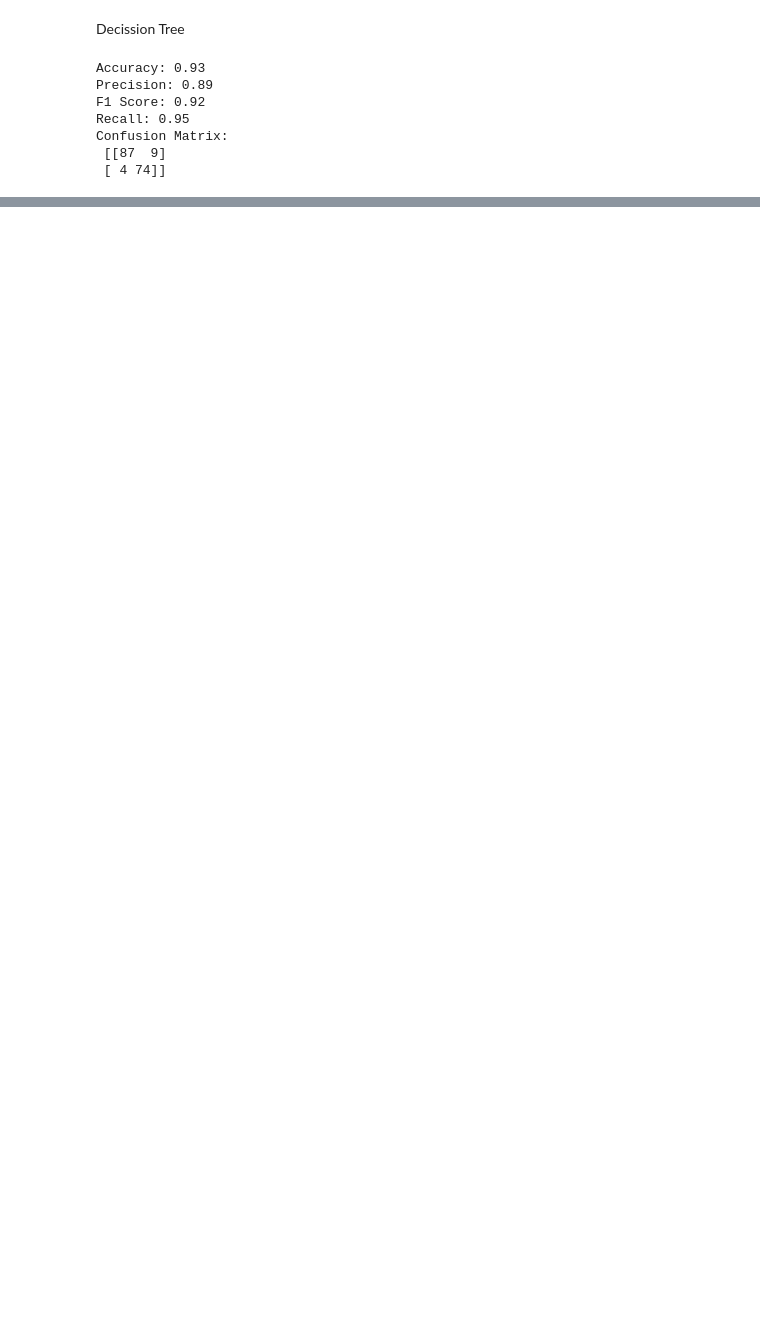
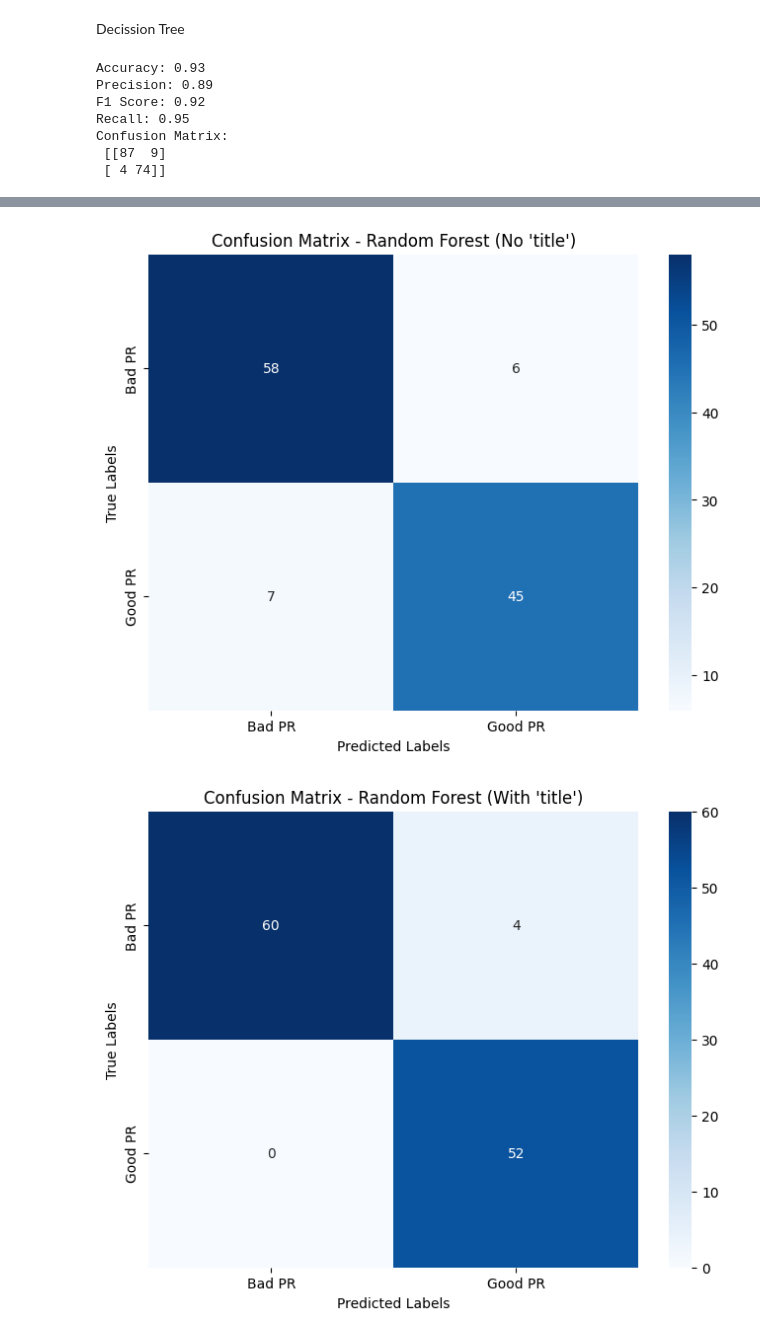
Before and after one commit to aryan-panja/Git-PR-ML-Project, a Jupyter notebook: app.ipynb, the cells around one changed output, grey strips where cells are left out. Cells and saved outputs as stored; diff of their text form; code cells hidden in the pictures; blank space fills up the shorter version.

```diff
--- a/app.ipynb
+++ b/app.ipynb
@@ -457,0 +463,33 @@ Confusion Matrix:
+# %%
+import matplotlib.pyplot as plt
+import seaborn as sns
+
+# Define function to plot confusion matrix
+def plot_confusion_matrix(conf_matrix, title, class_labels=["Bad PR", "Good PR"]):
+    plt.figure(figsize=(8, 6))
+    sns.heatmap(conf_matrix, annot=True, fmt='d', cmap='Blues', xticklabels=class_labels, yticklabels=class_labels)
+    plt.xlabel('Predicted Labels')
+    plt.ylabel('True Labels')
+    plt.title(title)
+    plt.show()
+
+# Random Forest without 'title' feature
+plot_confusion_matrix(random_forest_conf_matrix, "Confusion Matrix - Random Forest (No 'title')")
+
+# Random Forest with 'title' feature
+plot_confusion_matrix(random_forest_with_TITLE_conf_matrix, "Confusion Matrix - Random Forest (With 'title')")
+
+# Logistic Regression without 'title' feature
+plot_confusion_matrix(logistice_regression_conf_matrix, "Confusion Matrix - Logistic Regression (No 'title')")
+
+# Logistic Regression with 'title' feature
+plot_confusion_matrix(logistice_regression_with_TITLE_conf_matrix, "Confusion Matrix - Logistic Regression (With 'title')")
+
+# K-Nearest Neighbors (KNN)
+plot_confusion_matrix(knn_conf_matrix, "Confusion Matrix - KNN")
+
+# Decision Tree
+plot_confusion_matrix(decision_tree_conf_matrix, "Confusion Matrix - Decision Tree Classifier")
+# %% [output]
+[figure, added]
+[figure, added]
```
Also changed, not shown: parts of 5 cells of this notebook, 3 other files.
